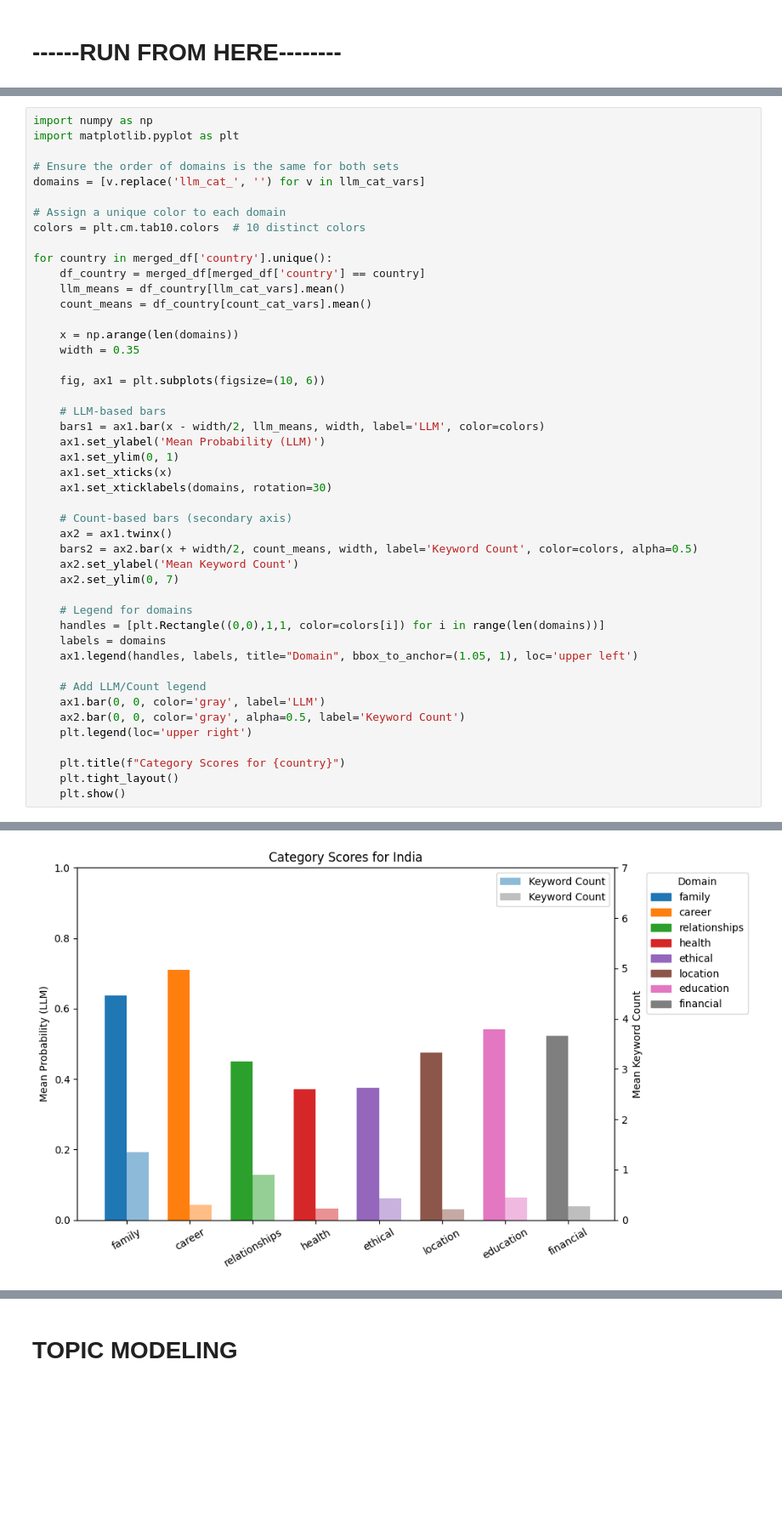
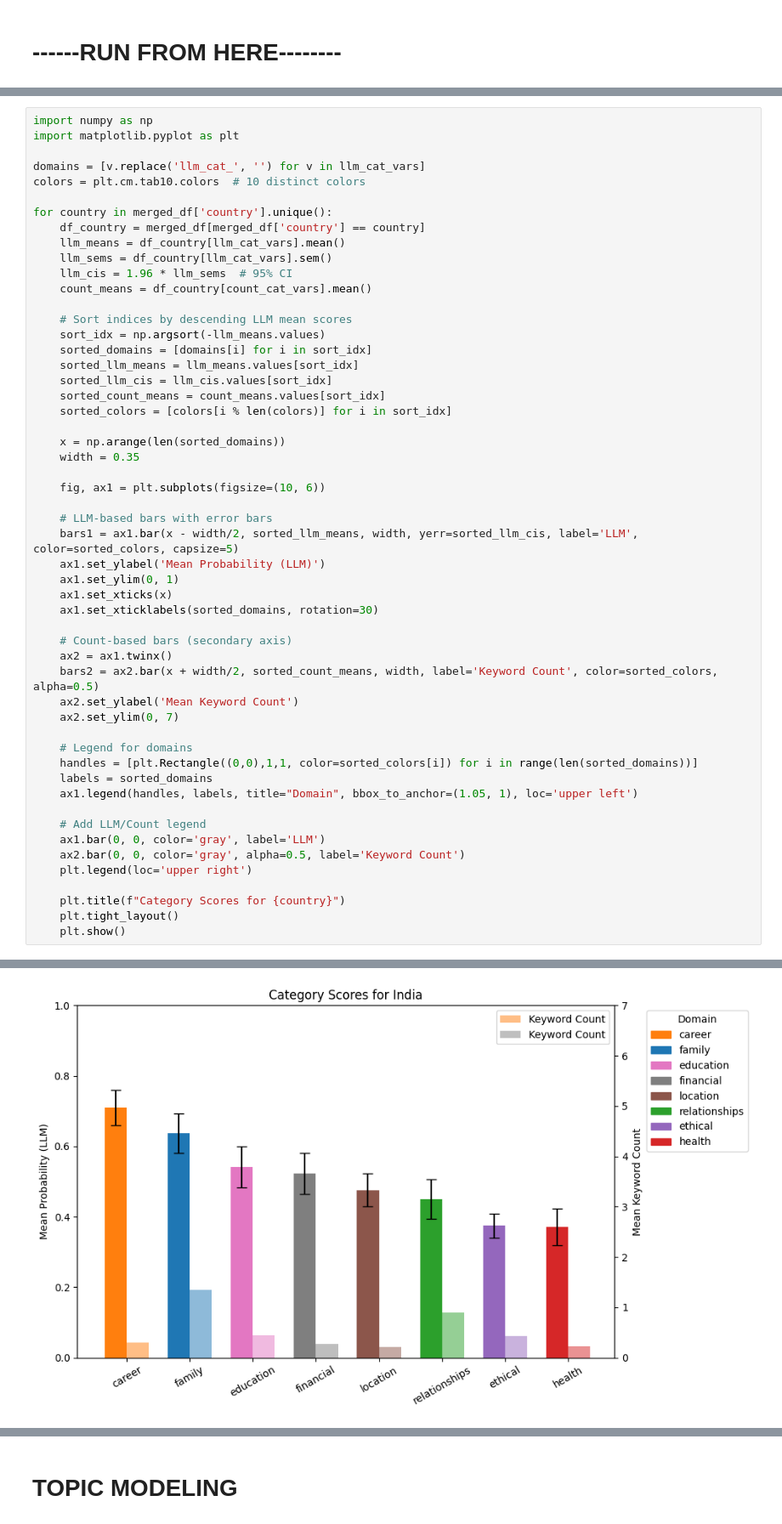
Before and after one commit to vvader24/WJC, a Jupyter notebook: Vinita/Study1_final.ipynb, the cells around one changed output, grey strips where cells are left out. Shown at 85% size. Saved outputs shown, nothing was run; the diff lists cells and outputs as text; blank space fills up the shorter version.

```diff
--- a/Vinita/Study1_final.ipynb
+++ b/Vinita/Study1_final.ipynb
@@ -526,38 +719,45 @@ for count_var in count_cat_vars:
 import numpy as np
 import matplotlib.pyplot as plt
 
-# Ensure the order of domains is the same for both sets
 domains = [v.replace('llm_cat_', '') for v in llm_cat_vars]
-
-# Assign a unique color to each domain
 colors = plt.cm.tab10.colors  # 10 distinct colors
 
 for country in merged_df['country'].unique():
     df_country = merged_df[merged_df['country'] == country]
     llm_means = df_country[llm_cat_vars].mean()
+    llm_sems = df_country[llm_cat_vars].sem()
+    llm_cis = 1.96 * llm_sems  # 95% CI
     count_means = df_country[count_cat_vars].mean()
 
-    x = np.arange(len(domains))
+    # Sort indices by descending LLM mean scores
+    sort_idx = np.argsort(-llm_means.values)
+    sorted_domains = [domains[i] for i in sort_idx]
+    sorted_llm_means = llm_means.values[sort_idx]
+    sorted_llm_cis = llm_cis.values[sort_idx]
+    sorted_count_means = count_means.values[sort_idx]
+    sorted_colors = [colors[i % len(colors)] for i in sort_idx]
+
+    x = np.arange(len(sorted_domains))
     width = 0.35
 
     fig, ax1 = plt.subplots(figsize=(10, 6))
 
-    # LLM-based bars
-    bars1 = ax1.bar(x - width/2, llm_means, width, label='LLM', color=colors)
+    # LLM-based bars with error bars
+    bars1 = ax1.bar(x - width/2, sorted_llm_means, width, yerr=sorted_llm_cis, label='LLM', color=sorted_colors, capsize=5)
     ax1.set_ylabel('Mean Probability (LLM)')
     ax1.set_ylim(0, 1)
     ax1.set_xticks(x)
-    ax1.set_xticklabels(domains, rotation=30)
+    ax1.set_xticklabels(sorted_domains, rotation=30)
 
     # Count-based bars (secondary axis)
     ax2 = ax1.twinx()
-    bars2 = ax2.bar(x + width/2, count_means, width, label='Keyword Count', color=colors, alpha=0.5)
+    bars2 = ax2.bar(x + width/2, sorted_count_means, width, label='Keyword Count', color=sorted_colors, alpha=0.5)
     ax2.set_ylabel('Mean Keyword Count')
     ax2.set_ylim(0, 7)
 
     # Legend for domains
-    handles = [plt.Rectangle((0,0),1,1, color=colors[i]) for i in range(len(domains))]
-    labels = domains
+    handles = [plt.Rectangle((0,0),1,1, color=sorted_colors[i]) for i in range(len(sorted_domains))]
+    labels = sorted_domains
     ax1.legend(handles, labels, title="Domain", bbox_to_anchor=(1.05, 1), loc='upper left')
 
     # Add LLM/Count legend
@@ -580 +780 @@ for country in merged_df['country'].unique():
-[figure, old version]
+[figure, new version]
```
Also changed, not shown: parts of 19 cells of this notebook.
